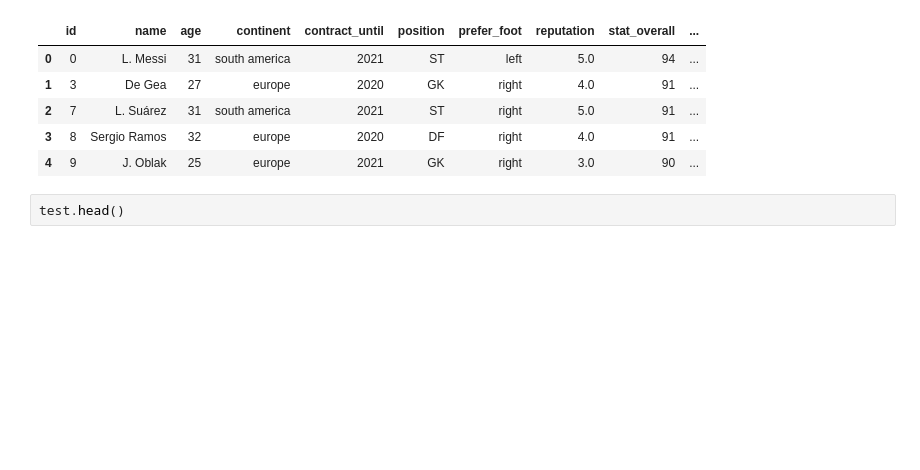
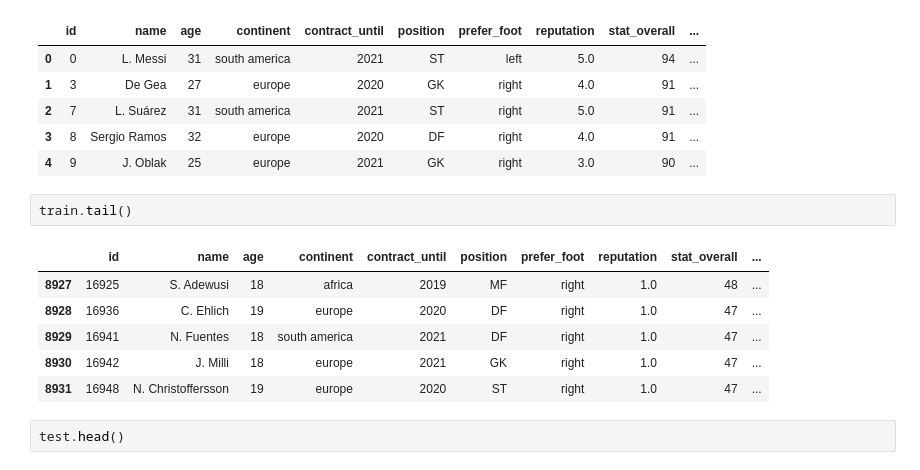
Before and after one commit to ovozzx/-Machine_Learning, a Jupyter notebook: [Dacon]선수_이적료_예측.ipynb, the cells around one changed output. Drawn from its saved outputs; the diff is of its cells as text; blank space fills up the shorter version.

```diff
--- a/[Dacon]선수_이적료_예측.ipynb
+++ b/[Dacon]선수_이적료_예측.ipynb
@@ -15,6 +19,15 @@ train.head()
 | 2 | 7 | L. Suárez | 31 | south america | 2021 | ST | right | 5.0 | 91 | ... |
 | 3 | 8 | Sergio Ramos | 32 | europe | 2020 | DF | right | 4.0 | 91 | ... |
 | 4 | 9 | J. Oblak | 25 | europe | 2021 | GK | right | 3.0 | 90 | ... |
+# %%
+train.tail()
+# %% [output]
+|  | id | name | age | continent | contract_until | position | prefer_foot | reputation | stat_overall | ... |
+| 8927 | 16925 | S. Adewusi | 18 | africa | 2019 | MF | right | 1.0 | 48 | ... |
+| 8928 | 16936 | C. Ehlich | 19 | europe | 2020 | DF | right | 1.0 | 47 | ... |
+| 8929 | 16941 | N. Fuentes | 18 | south america | 2021 | DF | right | 1.0 | 47 | ... |
+| 8930 | 16942 | J. Milli | 18 | europe | 2021 | GK | right | 1.0 | 47 | ... |
+| 8931 | 16948 | N. Christoffersson | 19 | europe | 2020 | ST | right | 1.0 | 47 | ... |
 # %%
 test.head()
 # %% [output]
```
Also changed, not shown: parts of 21 cells of this notebook.
